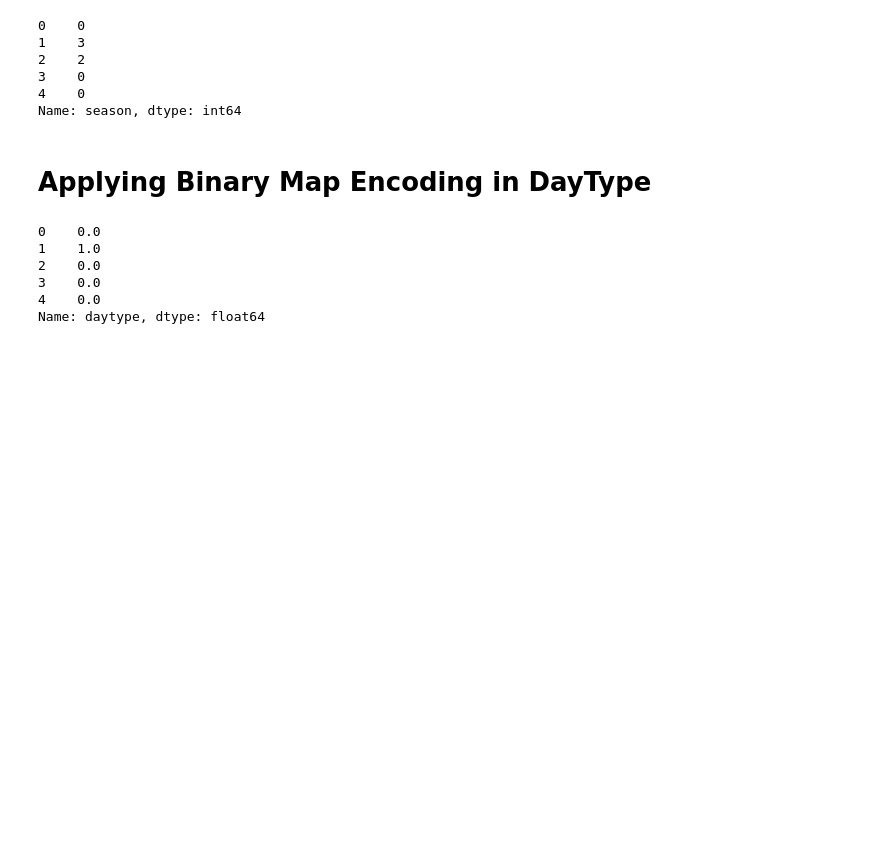
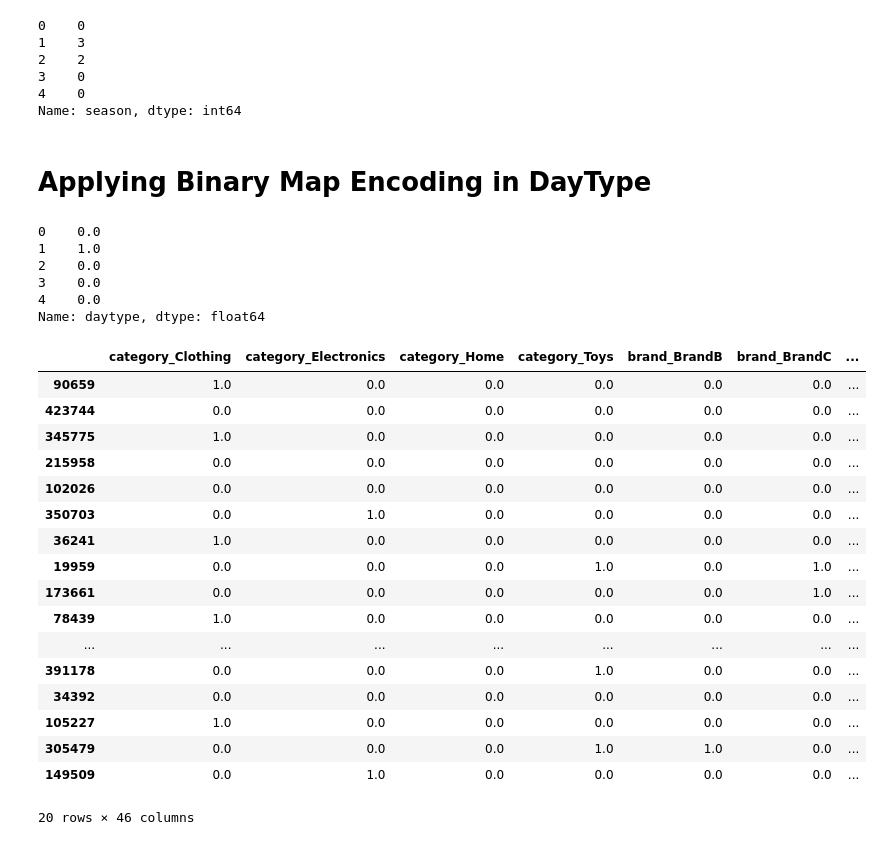
Before and after one commit to sachinn854/Product-Demand-Forecasting, a Jupyter notebook: 8_Encoding/encoding.ipynb, the cells around one changed output. Cells and saved outputs as stored; diff of their text form; code cells hidden in the pictures; blank space fills up the shorter version.

```diff
--- a/8_Encoding/encoding.ipynb
+++ b/8_Encoding/encoding.ipynb
@@ -264,5 +264,26 @@ df['daytype'].head()
 3    0.0
 4    0.0
 Name: daytype, dtype: float64
+# %%
+df.sample(20)
+# %% [output]
+|  | category_Clothing | category_Electronics | category_Home | category_Toys | brand_BrandB | brand_BrandC | ... |
+| 90659 | 1.0 | 0.0 | 0.0 | 0.0 | 0.0 | 0.0 | ... |
+| 423744 | 0.0 | 0.0 | 0.0 | 0.0 | 0.0 | 0.0 | ... |
+| 345775 | 1.0 | 0.0 | 0.0 | 0.0 | 0.0 | 0.0 | ... |
+| 215958 | 0.0 | 0.0 | 0.0 | 0.0 | 0.0 | 0.0 | ... |
+| 102026 | 0.0 | 0.0 | 0.0 | 0.0 | 0.0 | 0.0 | ... |
+| 350703 | 0.0 | 1.0 | 0.0 | 0.0 | 0.0 | 0.0 | ... |
+| 36241 | 1.0 | 0.0 | 0.0 | 0.0 | 0.0 | 0.0 | ... |
+| 19959 | 0.0 | 0.0 | 0.0 | 1.0 | 0.0 | 1.0 | ... |
+| 173661 | 0.0 | 0.0 | 0.0 | 0.0 | 0.0 | 1.0 | ... |
+| 78439 | 1.0 | 0.0 | 0.0 | 0.0 | 0.0 | 0.0 | ... |
+| ... | ... | ... | ... | ... | ... | ... | ... |
+| 391178 | 0.0 | 0.0 | 0.0 | 1.0 | 0.0 | 0.0 | ... |
+| 34392 | 0.0 | 0.0 | 0.0 | 0.0 | 0.0 | 0.0 | ... |
+| 105227 | 1.0 | 0.0 | 0.0 | 0.0 | 0.0 | 0.0 | ... |
+| 305479 | 0.0 | 0.0 | 0.0 | 1.0 | 1.0 | 0.0 | ... |
+| 149509 | 0.0 | 1.0 | 0.0 | 0.0 | 0.0 | 0.0 | ... |
+20 rows × 46 columns
 # %%
 df.to_csv("Encoded_data.csv",index=False)
```
Also changed, not shown: parts of 6 cells of this notebook.
